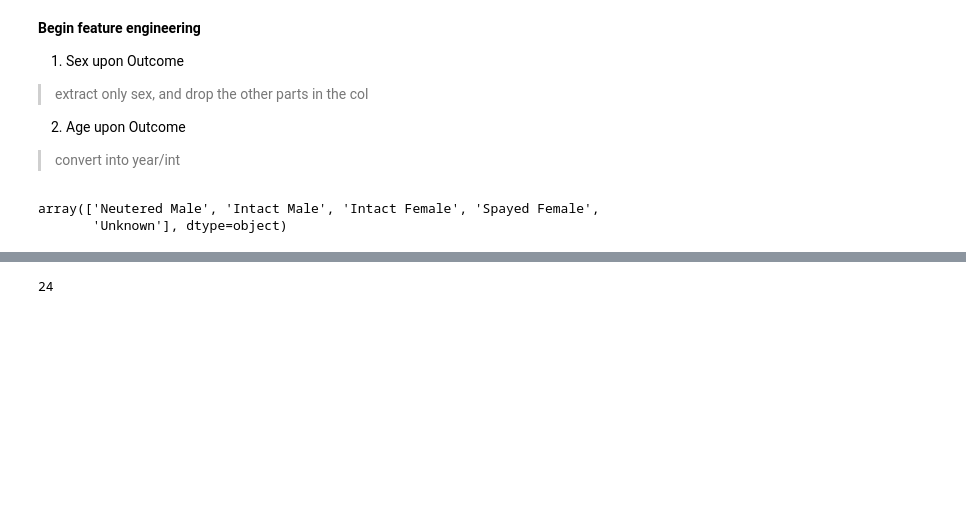
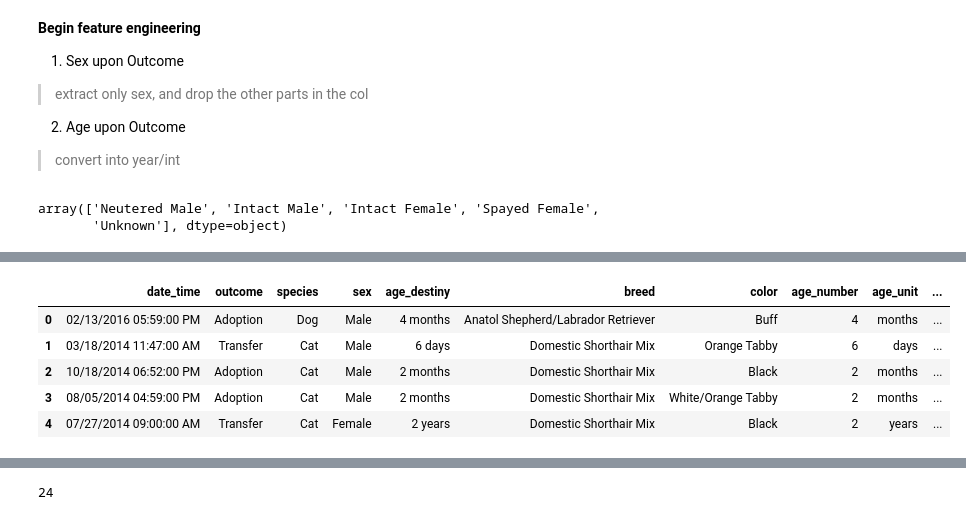
Before and after one commit to Jacqueline-A-Shay/Animal_Shelter, a Jupyter notebook: u.ipynb, the cells around one changed output, grey strips where cells are left out. Drawn from its saved outputs; the diff is of its cells as text; code cells hidden in the pictures; blank space fills up the shorter version.

Commit message:
finished age, off to color & breed...

```diff
--- a/u.ipynb
+++ b/u.ipynb
@@ -166,0 +157,35 @@ array(['4 months', '6 days', '2 months', '2 years', '7 years', '2 days',
+# %%
+# convert data type for downstream calculation
+df.age_number = df.age_number.astype(int)
+# %%
+condlist = [x.str.contains('week')]
+choicelist = [df.age_number * 7]
+df['xxxxx'] = np.select(condlist, choicelist)
+# %%
+x = df.age_unit
+# set conditions
+# strings contain week, month, year need conversion
+# strings contain day remain the same
+condlist = ([
+    x.str.contains('week'),
+    x.str.contains('month'),
+    x.str.contains('year'),
+    x.str.contains('day')
+            ])
+# when meeting the quiteria, do these math
+choicelist = (df.age_number * 7,
+              df.age_number * 30.5,
+              df.age_number * 365,
+              df.age_number)
+# store info back into df after conversion
+df['age_transformed'] = np.select(condlist, choicelist)
+# %%
+# take a look at df, now we need to drop some columns again
+df.head(5)
+# %% [output]
+|  | date_time | outcome | species | sex | age_destiny | breed | color | age_number | age_unit | ... |
+| 0 | 02/13/2016 05:59:00 PM | Adoption | Dog | Male | 4 months | Anatol Shepherd/Labrador Retriever | Buff | 4 | months | ... |
+| 1 | 03/18/2014 11:47:00 AM | Transfer | Cat | Male | 6 days | Domestic Shorthair Mix | Orange Tabby | 6 | days | ... |
+| 2 | 10/18/2014 06:52:00 PM | Adoption | Cat | Male | 2 months | Domestic Shorthair Mix | Black | 2 | months | ... |
+| 3 | 08/05/2014 04:59:00 PM | Adoption | Cat | Male | 2 months | Domestic Shorthair Mix | White/Orange Tabby | 2 | months | ... |
+| 4 | 07/27/2014 09:00:00 AM | Transfer | Cat | Female | 2 years | Domestic Shorthair Mix | Black | 2 | years | ... |
```
Also changed, not shown: parts of 7 cells of this notebook.
